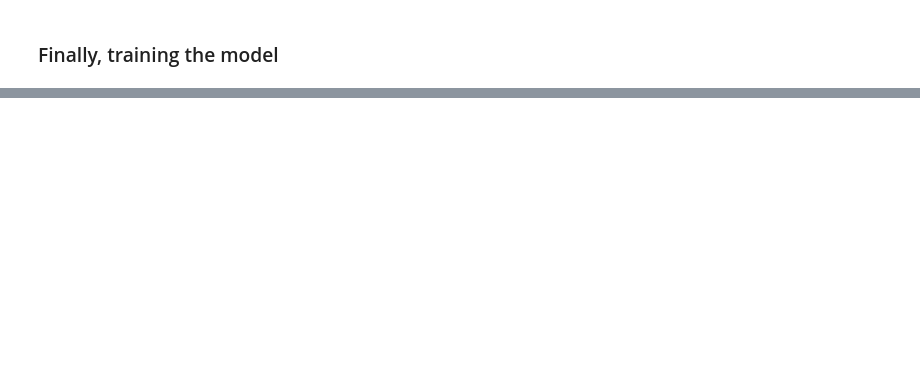
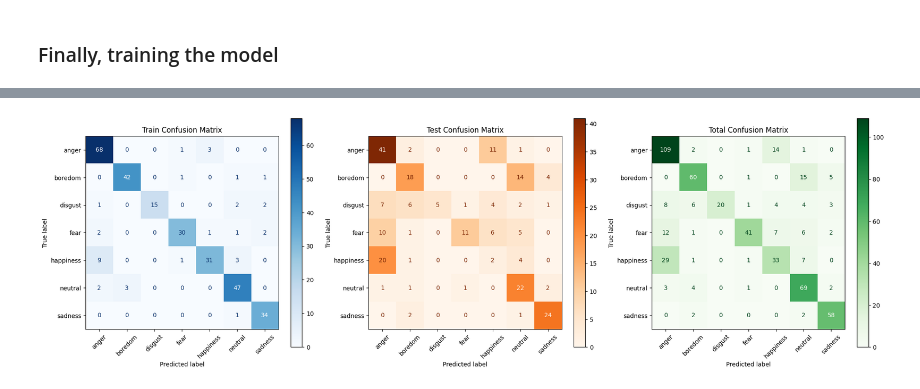
Before and after one commit to pierrebrd/RO11_Emotion_CNN, a Jupyter notebook: resnet18_training.ipynb, the cells around one changed output, grey strips where cells are left out. Cells and saved outputs as stored; diff of their text form; code cells hidden in the pictures; blank space fills up the shorter version.

Commit message:
Add v2 of the Resnet18, trained on collab with GPU (much faster) + results visualization

```diff
--- a/resnet18_training.ipynb
+++ b/resnet18_training.ipynb
@@ -241,7 +263,7 @@ optimizer = torch.optim.Adam(
 ### Finally, training the model
 # %%
 # The number of epochs can be adjuster here or we can launch the cell multiple times to continue the training
-num_epochs = 5
+num_epochs = 20
 
 for epoch in range(num_epochs):
     print(f"\nEpoch {epoch + 1}/{num_epochs}")
@@ -339,0 +369,14 @@ torch.save(model.fc.state_dict(), "resnet18_emotion_fc.pth")
+# %%
+# We load the model we just trained
+
+
+model = models.resnet18()
+model.fc = nn.Linear(model.fc.in_features, 7)
+model.load_state_dict(torch.load("resnet18_emotion.pth")["model_state_dict"])
+model.eval()
+
+print(torchinfo.summary(model, input_size=(1, 3, 224, 224)))
+
+# Put the model to the device
+device = torch.device("cuda" if torch.cuda.is_available() else "cpu")
+model = model.to(device)
@@ -339,0 +473,34 @@ torch.save(model.fc.state_dict(), "resnet18_emotion_fc.pth")
+# %%
+# Create confusion matrix
+
+from sklearn.metrics import confusion_matrix, ConfusionMatrixDisplay
+import matplotlib.pyplot as plt
+
+# Get the classes
+classes = list(train_dataset.class_to_idx.keys())
+
+# Set up a multi-plot figure
+fig, axes = plt.subplots(1, 3, figsize=(20, 6))
+
+# Train Confusion Matrix
+cm_train = confusion_matrix(y_train, train_preds)
+disp_train = ConfusionMatrixDisplay(confusion_matrix=cm_train, display_labels=classes)
+disp_train.plot(ax=axes[0], cmap='Blues', xticks_rotation=45)
+axes[0].set_title("Train Confusion Matrix")
+
+# Test Confusion Matrix
+cm_test = confusion_matrix(y_test, test_preds)
+disp_test = ConfusionMatrixDisplay(confusion_matrix=cm_test, display_labels=classes)
+disp_test.plot(ax=axes[1], cmap='Oranges', xticks_rotation=45)
+axes[1].set_title("Test Confusion Matrix")
+
+# Total Confusion Matrix
+cm_total = confusion_matrix(y_total, total_preds)
+disp_total = ConfusionMatrixDisplay(confusion_matrix=cm_total, display_labels=classes)
+disp_total.plot(ax=axes[2], cmap='Greens', xticks_rotation=45)
+axes[2].set_title("Total Confusion Matrix")
+
+plt.tight_layout()
+plt.show()
+# %% [output]
+[figure, added]
```
Also changed, not shown: parts of 11 cells of this notebook, 2 other files.
